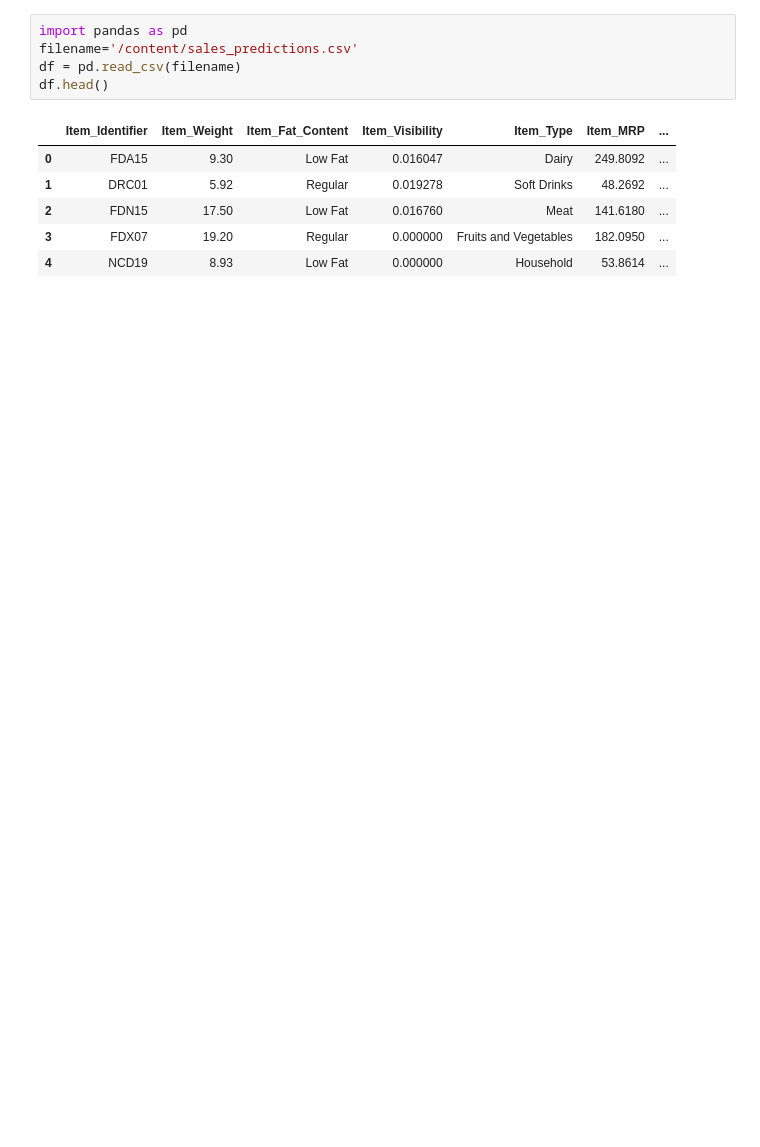
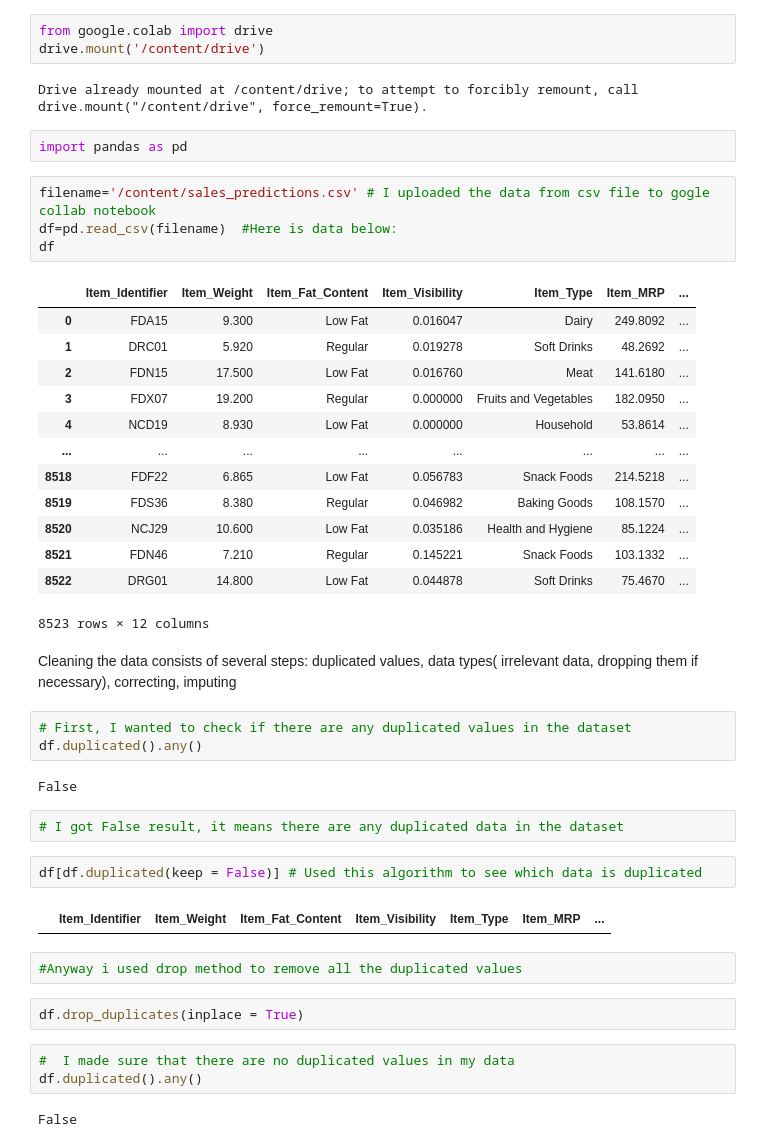
Before and after one commit to altynbektilepbergenov/Food-Sales-predictions, a Jupyter notebook: Sales_predictions.ipynb, the cells around one changed output. Saved outputs shown, nothing was run; the diff lists cells and outputs as text; blank space fills up the shorter version.

```diff
--- a/Sales_predictions.ipynb
+++ b/Sales_predictions.ipynb
@@ -1,14 +1,49 @@
 # %% [markdown]
 <a href="https://colab.research.google.com/github/altynbektilepbergenov/Food-Sales-predictions/blob/main/Sales_predictions.ipynb" target="_parent"><img src="https://colab.research.google.com/assets/colab-badge.svg" alt="Open In Colab"/></a>
-# %%
-import pandas as pd
-filename='/content/sales_predictions.csv'
-df = pd.read_csv(filename)
-df.head()
-# %% [output]
-|  | Item_Identifier | Item_Weight | Item_Fat_Content | Item_Visibility | Item_Type | Item_MRP | ... |
-| 0 | FDA15 | 9.30 | Low Fat | 0.016047 | Dairy | 249.8092 | ... |
-| 1 | DRC01 | 5.92 | Regular | 0.019278 | Soft Drinks | 48.2692 | ... |
-| 2 | FDN15 | 17.50 | Low Fat | 0.016760 | Meat | 141.6180 | ... |
-| 3 | FDX07 | 19.20 | Regular | 0.000000 | Fruits and Vegetables | 182.0950 | ... |
-| 4 | NCD19 | 8.93 | Low Fat | 0.000000 | Household | 53.8614 | ... |
+# %%
+from google.colab import drive
+drive.mount('/content/drive')
+# %% [output]
+Drive already mounted at /content/drive; to attempt to forcibly remount, call drive.mount("/content/drive", force_remount=True).
+# %%
+import pandas as pd
+# %%
+filename='/content/sales_predictions.csv' # I uploaded the data from csv file to gogle collab notebook
+df=pd.read_csv(filename)  #Here is data below:
+df
+# %% [output]
+|  | Item_Identifier | Item_Weight | Item_Fat_Content | Item_Visibility | Item_Type | Item_MRP | ... |
+| 0 | FDA15 | 9.300 | Low Fat | 0.016047 | Dairy | 249.8092 | ... |
+| 1 | DRC01 | 5.920 | Regular | 0.019278 | Soft Drinks | 48.2692 | ... |
+| 2 | FDN15 | 17.500 | Low Fat | 0.016760 | Meat | 141.6180 | ... |
+| 3 | FDX07 | 19.200 | Regular | 0.000000 | Fruits and Vegetables | 182.0950 | ... |
+| 4 | NCD19 | 8.930 | Low Fat | 0.000000 | Household | 53.8614 | ... |
+| ... | ... | ... | ... | ... | ... | ... | ... |
+| 8518 | FDF22 | 6.865 | Low Fat | 0.056783 | Snack Foods | 214.5218 | ... |
+| 8519 | FDS36 | 8.380 | Regular | 0.046982 | Baking Goods | 108.1570 | ... |
+| 8520 | NCJ29 | 10.600 | Low Fat | 0.035186 | Health and Hygiene | 85.1224 | ... |
+| 8521 | FDN46 | 7.210 | Regular | 0.145221 | Snack Foods | 103.1332 | ... |
+| 8522 | DRG01 | 14.800 | Low Fat | 0.044878 | Soft Drinks | 75.4670 | ... |
+8523 rows × 12 columns
+# %% [markdown]
+Cleaning the data consists of several steps: duplicated values, data types( irrelevant data, dropping them if necessary), correcting, imputing
+# %%
+# First, I wanted to check if there are any duplicated values in the dataset
+df.duplicated().any()
+# %% [output]
+False
+# %%
+# I got False result, it means there are any duplicated data in the dataset
+# %%
+df[df.duplicated(keep = False)] # Used this algorithm to see which data is duplicated
+# %% [output]
+|  | Item_Identifier | Item_Weight | Item_Fat_Content | Item_Visibility | Item_Type | Item_MRP | ... |
+# %%
+#Anyway i used drop method to remove all the duplicated values
+# %%
+df.drop_duplicates(inplace = True)
+# %%
+#  I made sure that there are no duplicated values in my data
+df.duplicated().any()
+# %% [output]
+False
```
Also changed, not shown: parts of 22 cells of this notebook.
